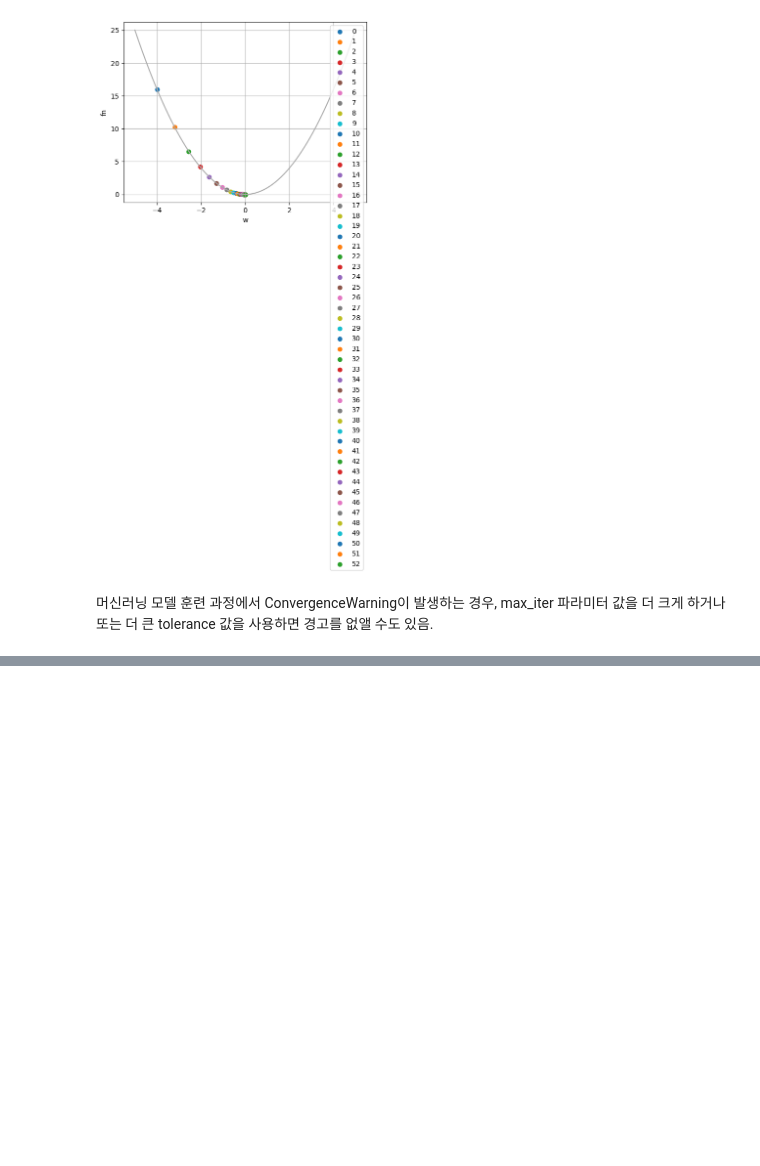
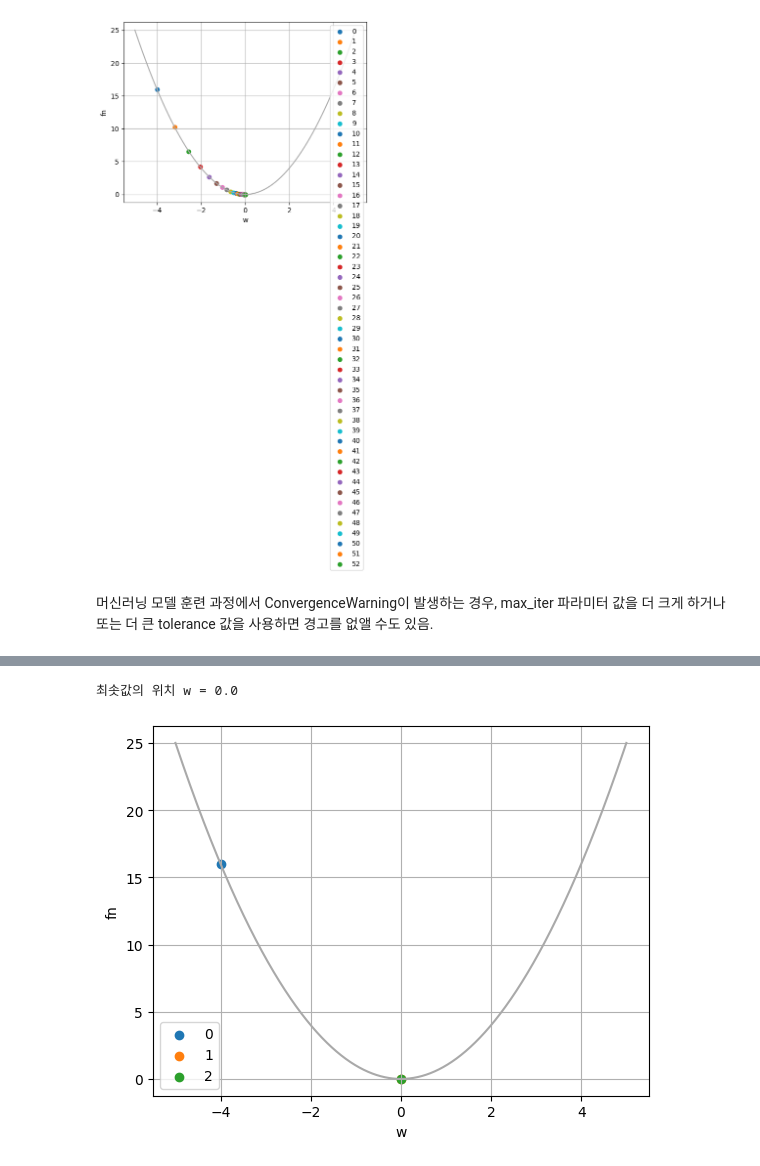
Before and after one commit to JakeOh/202605_BD57, a Jupyter notebook: lab_ml/ml07_grandient_descent.ipynb, the cells around one changed output, grey strips where cells are left out. Saved outputs shown, nothing was run; the diff lists cells and outputs as text; code cells hidden in the pictures; blank space fills up the shorter version.

```diff
--- a/lab_ml/ml07_grandient_descent.ipynb
+++ b/lab_ml/ml07_grandient_descent.ipynb
@@ -117,0 +133,5 @@ gradient_descent(max_iter=1_000, tolerance=0.00001)
+# %%
+gradient_descent(learning_rate=0.5)
+# %% [output]
+최솟값의 위치 w = 0.0
+[figure, added]
```
Also changed, not shown: parts of 17 cells of this notebook.
